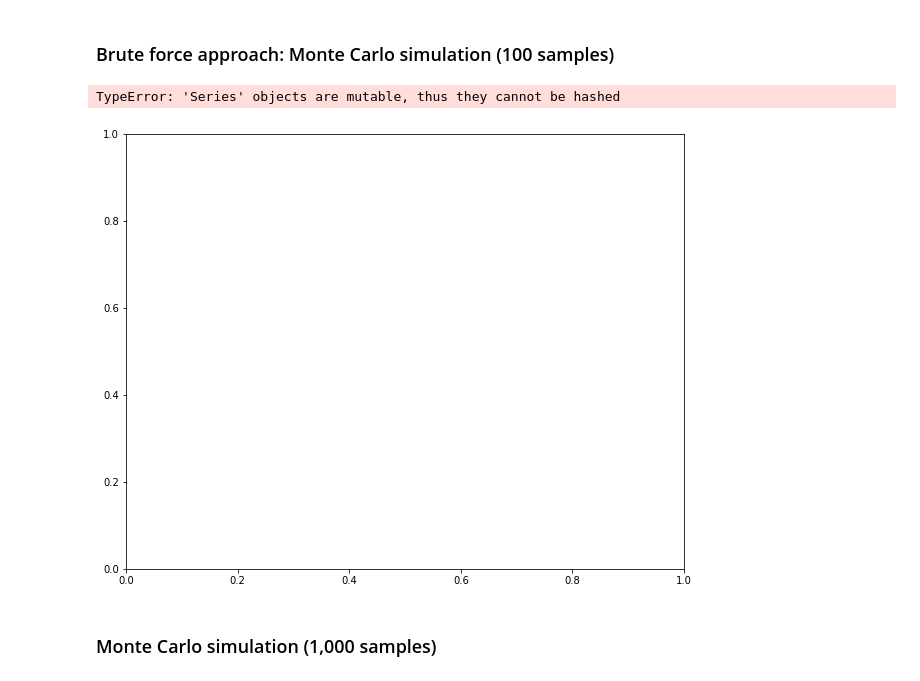
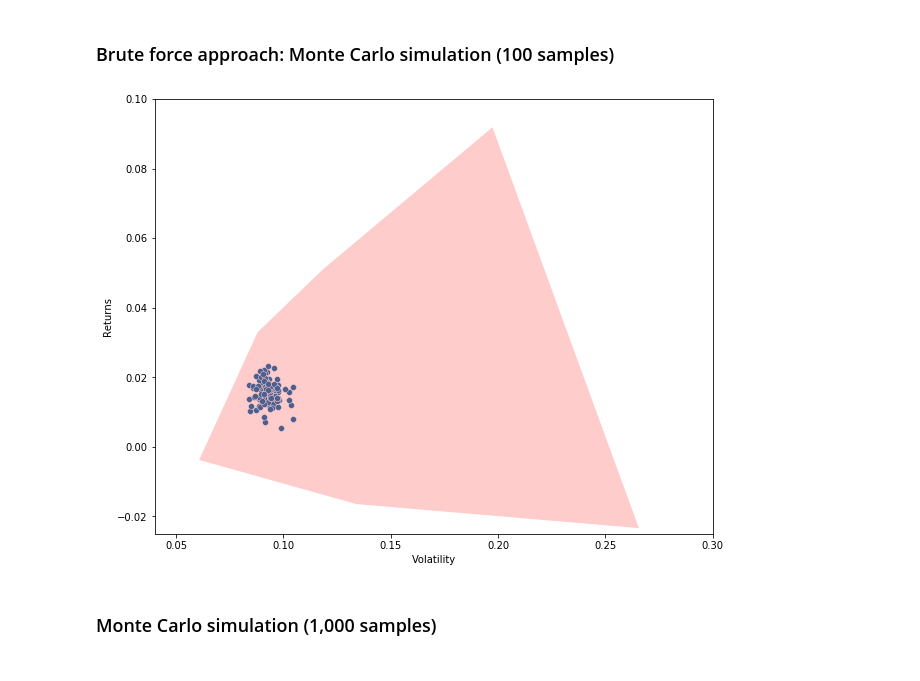
Before and after one commit to patohdzs/getting-them-stonks, a Jupyter notebook: stonks.ipynb, the cells around one changed output. Drawn from its saved outputs; the diff is of its cells as text; code cells hidden in the pictures.

```diff
--- a/stonks.ipynb
+++ b/stonks.ipynb
@@ -205,36 +205,34 @@ plt.show()
 # Monte Carlo simultions of different portfolios
 
 p_ret = [] # Define an empty array for portfolio returns
 p_vol = [] # Define an empty array for portfolio volatilities
 num_portfolios = 100
 
 for portfolio in range(num_portfolios):
     weights = np.random.rand(n)
     weights = weights/np.sum(weights)
     ret = (ex_returns.to_numpy())@weights
     vol =  (weights@cov_returns@weights)**0.5
     p_ret.append(ret)
     p_vol.append(vol)
 
 simulations = {'Returns':p_ret, 'Volatility':p_vol, 'Type':np.ones(num_portfolios)}
 long_simulated_portfolios = pd.DataFrame(simulations)
-long_simulated_portfolios = long_simulated_portfolios.append(singleton_portfolios, ignore_index=True)
 
 f, axs = plt.subplots(figsize=(10, 8))
 sns.scatterplot(data= long_simulated_portfolios,
                 x = 'Volatility',
                 y='Returns',
                 ax=axs)
 
 plt.gca().add_patch(Polygon(k*(np.array(pts)- cent) + cent,
                             facecolor=color, alpha=0.2))
 axs.set(xlim = (0.04, 0.3))
 axs.set(ylim = (-0.025, 0.1))
 plt.savefig('fig_4.png')
 plt.show()
 # %% [output]
-TypeError: 'Series' objects are mutable, thus they cannot be hashed
-[figure, old version]
+[figure, new version]
 # %% [markdown]
 ### Monte Carlo simulation (1,000 samples)
 # %%
```
Also changed, not shown: parts of 13 cells of this notebook, 10 other files.
